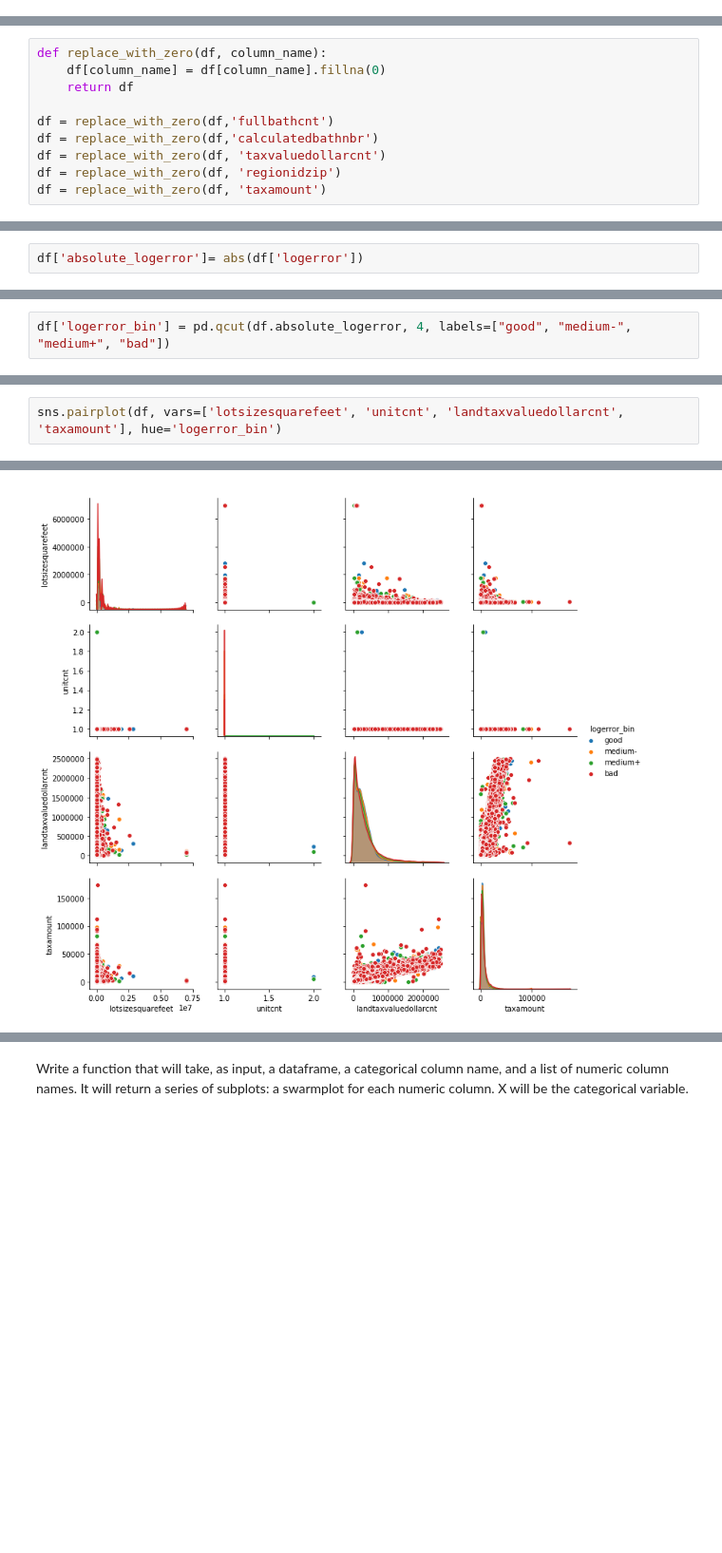
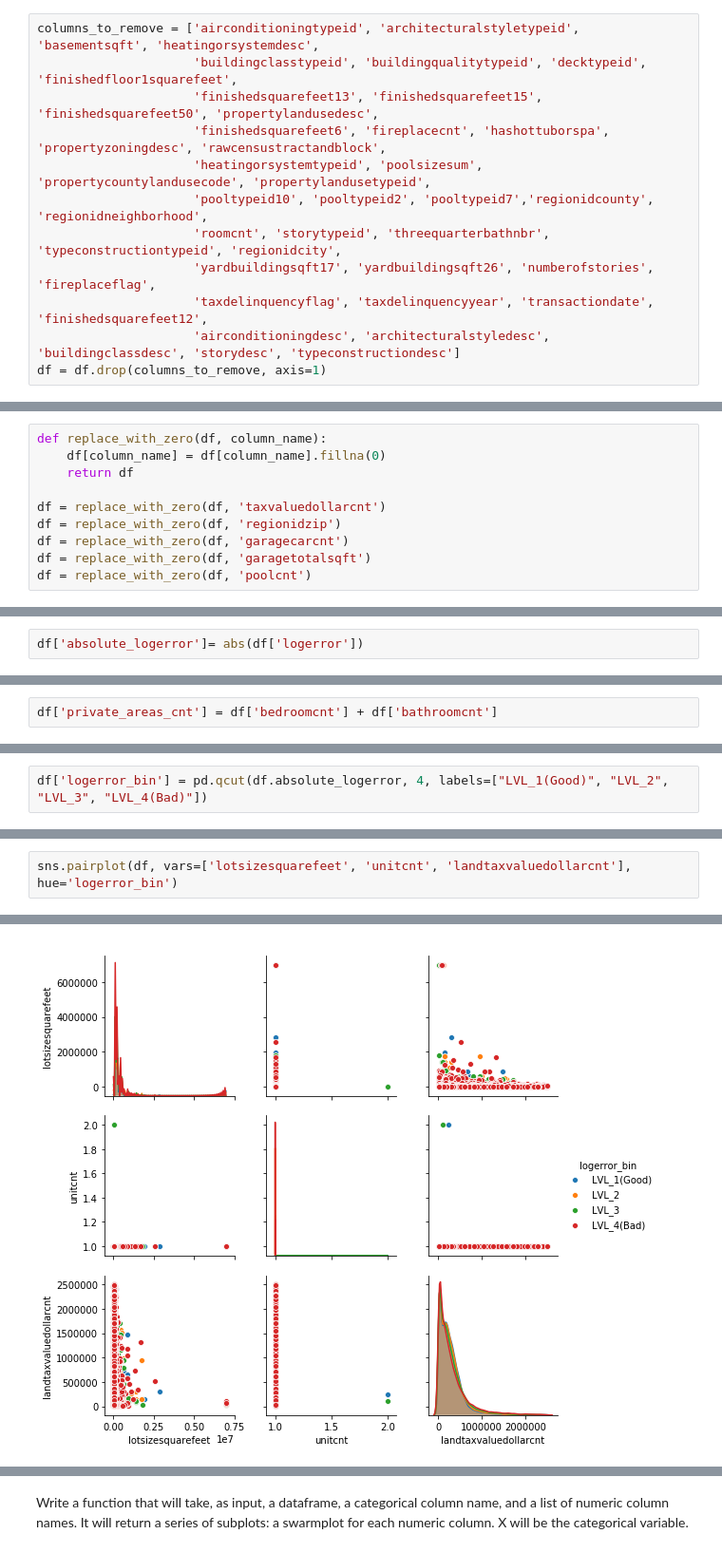
Before and after one commit to escalante-eric/ds-methodologies-exercises, a Jupyter notebook: Clustering/explore_zillow.ipynb, the cells around one changed output, grey strips where cells are left out. Shown at 95% size. Cells and saved outputs as stored; diff of their text form; blank space fills up the shorter version.

```diff
--- a/Clustering/explore_zillow.ipynb
+++ b/Clustering/explore_zillow.ipynb
@@ -63,0 +58,12 @@ def replace_with_zero(df, column_name):
+# %%
+columns_to_remove = ['airconditioningtypeid', 'architecturalstyletypeid', 'basementsqft', 'heatingorsystemdesc',
+                     'buildingclasstypeid', 'buildingqualitytypeid', 'decktypeid', 'finishedfloor1squarefeet',
+                     'finishedsquarefeet13', 'finishedsquarefeet15', 'finishedsquarefeet50', 'propertylandusedesc',
+                     'finishedsquarefeet6', 'fireplacecnt', 'hashottuborspa',  'propertyzoningdesc', 'rawcensustractandblock',
+                     'heatingorsystemtypeid', 'poolsizesum', 'propertycountylandusecode', 'propertylandusetypeid',
+                     'pooltypeid10', 'pooltypeid2', 'pooltypeid7','regionidcounty', 'regionidneighborhood',
+                     'roomcnt', 'storytypeid', 'threequarterbathnbr', 'typeconstructiontypeid', 'regionidcity',
+                     'yardbuildingsqft17', 'yardbuildingsqft26', 'numberofstories', 'fireplaceflag',
+                     'taxdelinquencyflag', 'taxdelinquencyyear', 'transactiondate', 'finishedsquarefeet12',
+                     'airconditioningdesc', 'architecturalstyledesc', 'buildingclassdesc', 'storydesc', 'typeconstructiondesc']
+df = df.drop(columns_to_remove, axis=1)
@@ -88,11 +105,11 @@ def replace_with_zero(df, column_name):
     df[column_name] = df[column_name].fillna(0)
     return df
 
-df = replace_with_zero(df,'fullbathcnt')
-df = replace_with_zero(df,'calculatedbathnbr')
 df = replace_with_zero(df, 'taxvaluedollarcnt')
 df = replace_with_zero(df, 'regionidzip')
-df = replace_with_zero(df, 'taxamount')
+df = replace_with_zero(df, 'garagecarcnt')
+df = replace_with_zero(df, 'garagetotalsqft')
+df = replace_with_zero(df, 'poolcnt')
 # %% [markdown]
 6. Run the first function that returns missing value totals by column: Does the attribute have enough information (i.e. enough non-null values) to be useful? Choose your cutoff and remove columns where there is not enough information available. Document your cutoff and your reasoning.
 # %% [markdown]
@@ -298,0 +366,2 @@ df['absolute_logerror']= abs(df['logerror'])
+# %%
+df['private_areas_cnt'] = df['bedroomcnt'] + df['bathroomcnt']
@@ -299,2 +376,2 @@ df['absolute_logerror']= abs(df['logerror'])
 # %%
-df['logerror_bin'] = pd.qcut(df.absolute_logerror, 4, labels=["good", "medium-", "medium+", "bad"])
+df['logerror_bin'] = pd.qcut(df.absolute_logerror, 4, labels=["LVL_1(Good)", "LVL_2", "LVL_3", "LVL_4(Bad)"])
@@ -319,7 +389,7 @@ sns.pairplot(df, vars=['calculatedfinishedsquarefeet', 'fullbathcnt', 'latitude'
 # %%
-sns.pairplot(df, vars=['lotsizesquarefeet', 'unitcnt', 'landtaxvaluedollarcnt', 'taxamount'], hue='logerror_bin')
+sns.pairplot(df, vars=['lotsizesquarefeet', 'unitcnt', 'landtaxvaluedollarcnt'], hue='logerror_bin')
 # %% [output]
 <seaborn.axisgrid.PairGrid at 0x...>
-[figure, old version]
+[figure, new version]
 # %% [markdown]
 Write a function that will use seaborn's relplot to plot 2 numeric (ordered) variables and 1 categorical variable. It will take, as input, a dataframe, column name indicated for each of the following: x, y, & hue.
```
Also changed, not shown: parts of 126 cells of this notebook, 3 other files.
